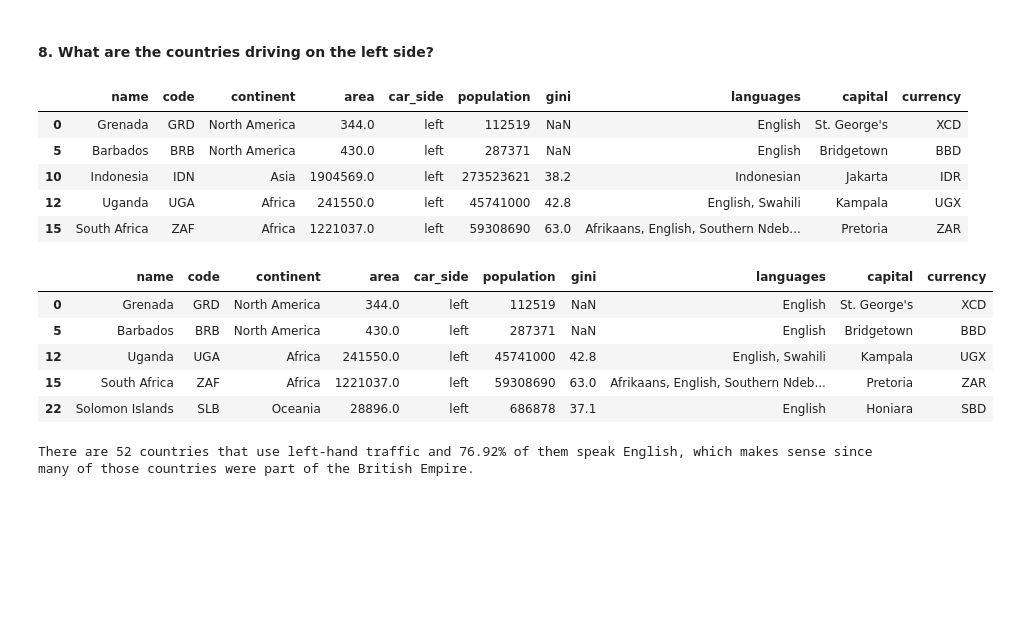
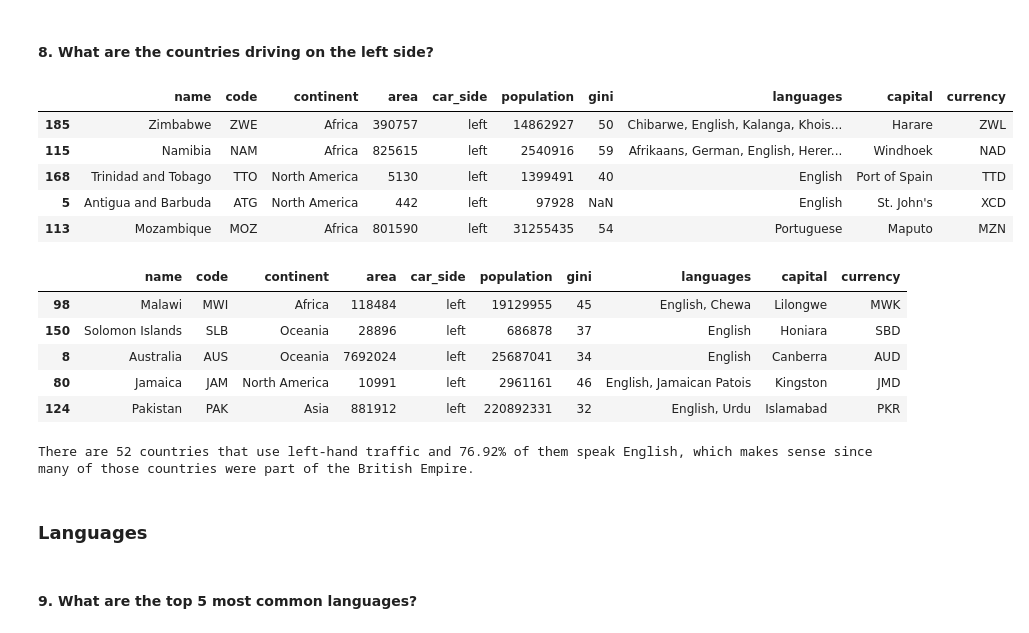
Before and after one commit to nadpierre/countries-eda-project, a Jupyter notebook: Country Analysis.ipynb, the cells around one changed output. Saved outputs shown, nothing was run; the diff lists cells and outputs as text; code cells hidden in the pictures; blank space fills up the shorter version.

```diff
--- a/Country Analysis.ipynb
+++ b/Country Analysis.ipynb
@@ -246,5 +255,5 @@ countries.head()
 # %%
 # Drop the code column of the second dataframe
-countries = countries.drop('iso3', axis=1).rename(columns={'cca3': 'code'})
+countries = countries.drop(['iso3', 'code'], axis=1).rename(columns={'cca3': 'code'})
 countries.head()
 # %% [output]
@@ -257,4 +265,0 @@ countries.head()
-# %%
-# Convert population column from string to float
-countries['population'] = countries['population'].str.replace(',', '').astype('float')
-countries.dtypes
@@ -271,0 +282,4 @@ countries.head()
+# %%
+# Drop capital, currency and rank from dataframe
+countries = countries.drop(['capital', 'currency', 'rank'], axis=1)
+countries.sample()
@@ -271,0 +288,7 @@ countries.head()
+# %%
+# Convert gdp column to float, NaN if empty
+countries['gdp'] = countries['gdp'] \
+    .str.replace(',', '') \
+    .replace(r'^\s*$', np.nan, regex=True) \
+    .astype('float')
+countries.dtypes
@@ -442,26 +596,26 @@ plt.show()
 #### 8. What are the countries driving on the left side?
 # %%
 left_car_side = countries[countries['car_side'] == 'left']
-left_car_side.head()
+left_car_side.sample(5)
 # %% [output]
 |  | name | code | continent | area | car_side | population | gini | languages | capital | currency |
-| 0 | Grenada | GRD | North America | 344.0 | left | 112519 | NaN | English | St. George's | XCD |
-| 5 | Barbados | BRB | North America | 430.0 | left | 287371 | NaN | English | Bridgetown | BBD |
-| 10 | Indonesia | IDN | Asia | 1904569.0 | left | 273523621 | 38.2 | Indonesian | Jakarta | IDR |
-| 12 | Uganda | UGA | Africa | 241550.0 | left | 45741000 | 42.8 | English, Swahili | Kampala | UGX |
-| 15 | South Africa | ZAF | Africa | 1221037.0 | left | 59308690 | 63.0 | Afrikaans, English, Southern Ndeb... | Pretoria | ZAR |
+| 185 | Zimbabwe | ZWE | Africa | 390757 | left | 14862927 | 50 | Chibarwe, English, Kalanga, Khois... | Harare | ZWL |
+| 115 | Namibia | NAM | Africa | 825615 | left | 2540916 | 59 | Afrikaans, German, English, Herer... | Windhoek | NAD |
+| 168 | Trinidad and Tobago | TTO | North America | 5130 | left | 1399491 | 40 | English | Port of Spain | TTD |
+| 5 | Antigua and Barbuda | ATG | North America | 442 | left | 97928 | NaN | English | St. John's | XCD |
+| 113 | Mozambique | MOZ | Africa | 801590 | left | 31255435 | 54 | Portuguese | Maputo | MZN |
 # %%
 nb_left_side, nb_columns = left_car_side.shape
 # %%
 left_side_english = left_car_side[left_car_side['languages'].str.contains('English')]
-left_side_english.head()
+left_side_english.sample(5)
 # %% [output]
 |  | name | code | continent | area | car_side | population | gini | languages | capital | currency |
-| 0 | Grenada | GRD | North America | 344.0 | left | 112519 | NaN | English | St. George's | XCD |
-| 5 | Barbados | BRB | North America | 430.0 | left | 287371 | NaN | English | Bridgetown | BBD |
-| 12 | Uganda | UGA | Africa | 241550.0 | left | 45741000 | 42.8 | English, Swahili | Kampala | UGX |
-| 15 | South Africa | ZAF | Africa | 1221037.0 | left | 59308690 | 63.0 | Afrikaans, English, Southern Ndeb... | Pretoria | ZAR |
-| 22 | Solomon Islands | SLB | Oceania | 28896.0 | left | 686878 | 37.1 | English | Honiara | SBD |
+| 98 | Malawi | MWI | Africa | 118484 | left | 19129955 | 45 | English, Chewa | Lilongwe | MWK |
+| 150 | Solomon Islands | SLB | Oceania | 28896 | left | 686878 | 37 | English | Honiara | SBD |
+| 8 | Australia | AUS | Oceania | 7692024 | left | 25687041 | 34 | English | Canberra | AUD |
+| 80 | Jamaica | JAM | North America | 10991 | left | 2961161 | 46 | English, Jamaican Patois | Kingston | JMD |
+| 124 | Pakistan | PAK | Asia | 881912 | left | 220892331 | 32 | English, Urdu | Islamabad | PKR |
 # %%
 nb_left_side_english, columns = left_side_english.shape
 # %%
@@ -469,3 +623,7 @@ pct_left_english = nb_left_side_english / nb_left_side
 print("There are {} countries that use left-hand traffic and {:.2%} of them speak English, which makes sense since many of those countries were part of the British Empire.".format(nb_left_side, pct_left_english))
 # %% [output]
 There are 52 countries that use left-hand traffic and 76.92% of them speak English, which makes sense since many of those countries were part of the British Empire.
+# %% [markdown]
+### Languages
+# %% [markdown]
+#### 9. What are the top 5 most common languages?
```
Also changed, not shown: parts of 39 cells of this notebook, 1 other file.
